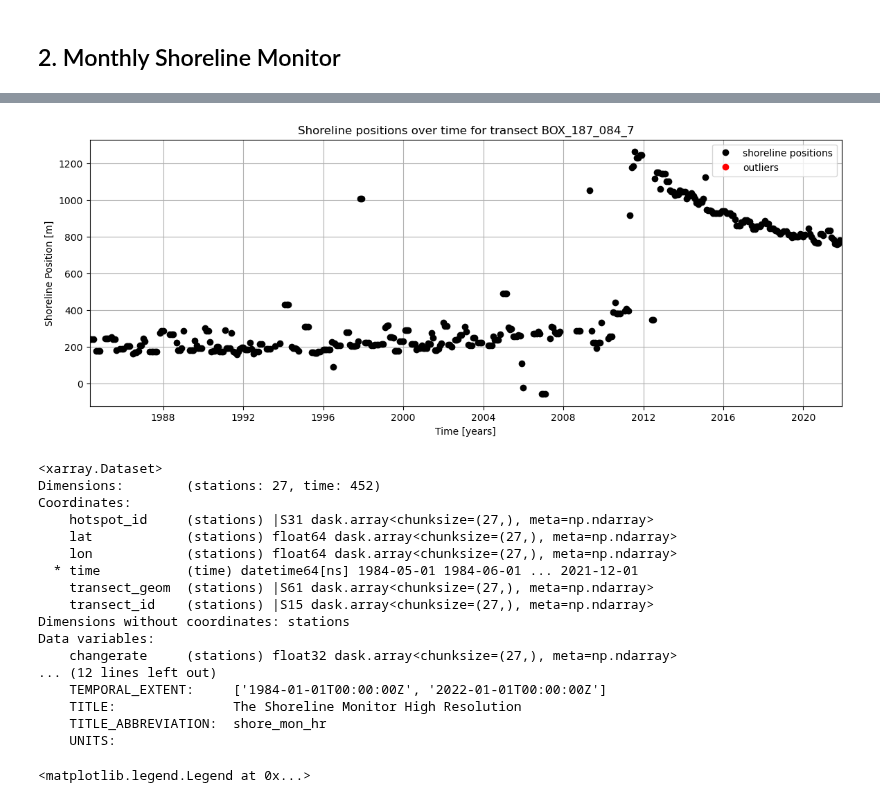
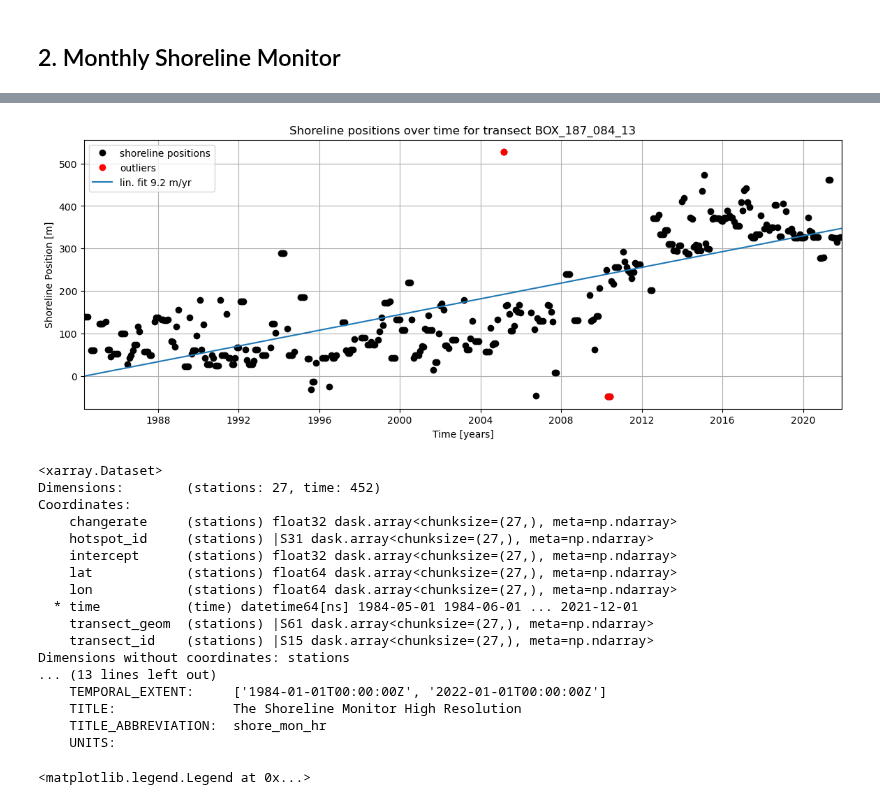
Before and after one commit to openearth/global-coastal-atlas, a Jupyter notebook: visualization/01_shorelinepositions.ipynb, the cells around one changed output, grey strips where cells are left out. Cells and saved outputs as stored; diff of their text form; code cells hidden in the pictures.

```diff
--- a/visualization/01_shorelinepositions.ipynb
+++ b/visualization/01_shorelinepositions.ipynb
@@ -110,28 +130,29 @@ ds_hr = xr.open_zarr(href)
 # %%
-station = list(ds_hr['transect_id'].values).index(b'BOX_187_084_7') # select station
+station = list(ds_hr['transect_id'].values).index(b'BOX_187_084_13') # select station
 # TODO: color the outlier
 # TODO: add more info to the plot (sandy, uncertainty etc)
 
 time_inds = np.array([i for i in range(len(ds_hr.time.values))])
 cr = ds_hr.isel(stations=station)["changerate"].values
 # cr_unc = ds.isel(stations=station)["intercept"].values
 
 fig, ax = plt.subplots(figsize=(14, 5))
 ax.plot(ds_hr.time, ds_hr.isel(stations=station)["sp"].values, 'ko', label="shoreline positions")
 outl_idx = [i for i,x in enumerate(ds_hr.isel(stations= station)['outliers'].values) if x == 1]
 outliers, outliers_time = ds_hr.isel(stations=station)["sp"].values[outl_idx], ds_hr.time[outl_idx]
 ax.plot(outliers_time, outliers, 'ro', label="outliers")
+ax.plot(ds_hr.time, time_inds*cr/12, label=f"lin. fit {round(float(cr),1)} m/yr")
 #ax.plot(ds.time, time_inds*cr + cr_unc, label="lin. fit")
 ax.set_xlabel("Time [years]")
 ax.set_ylabel("Shoreline Position [m]")
 ax.set_title(
     "Shoreline positions over time for transect %s"%ds_hr.isel(stations=station)["transect_id"].values.tolist().decode("utf-8")
 )
 plt.grid()
 plt.xlim(ds_hr.time[0], ds_hr.time[-1])
 plt.legend();
 # %% [output]
-[figure, old version]
+[figure, new version]
 # %%
 hotspot_id = ds_hr.isel(stations=station)["hotspot_id"].values
 indices = np.where(ds_hr['hotspot_id'].values == hotspot_id)[0]
@@ -142,16 +163,16 @@ hotspot
 <xarray.Dataset>
 Dimensions:        (stations: 27, time: 452)
 Coordinates:
+    changerate     (stations) float32 dask.array<chunksize=(27,), meta=np.ndarray>
     hotspot_id     (stations) |S31 dask.array<chunksize=(27,), meta=np.ndarray>
+    intercept      (stations) float32 dask.array<chunksize=(27,), meta=np.ndarray>
     lat            (stations) float64 dask.array<chunksize=(27,), meta=np.ndarray>
     lon            (stations) float64 dask.array<chunksize=(27,), meta=np.ndarray>
   * time           (time) datetime64[ns] 1984-05-01 1984-06-01 ... 2021-12-01
     transect_geom  (stations) |S61 dask.array<chunksize=(27,), meta=np.ndarray>
     transect_id    (stations) |S15 dask.array<chunksize=(27,), meta=np.ndarray>
 Dimensions without coordinates: stations
-Data variables:
-    changerate     (stations) float32 dask.array<chunksize=(27,), meta=np.ndarray>
-... (12 lines left out)
+... (13 lines left out)
     TEMPORAL_EXTENT:     ['1984-01-01T00:00:00Z', '2022-01-01T00:00:00Z']
     TITLE:               The Shoreline Monitor High Resolution
     TITLE_ABBREVIATION:  shore_mon_hr
```
Also changed, not shown: parts of 14 cells of this notebook, 8 other files.
